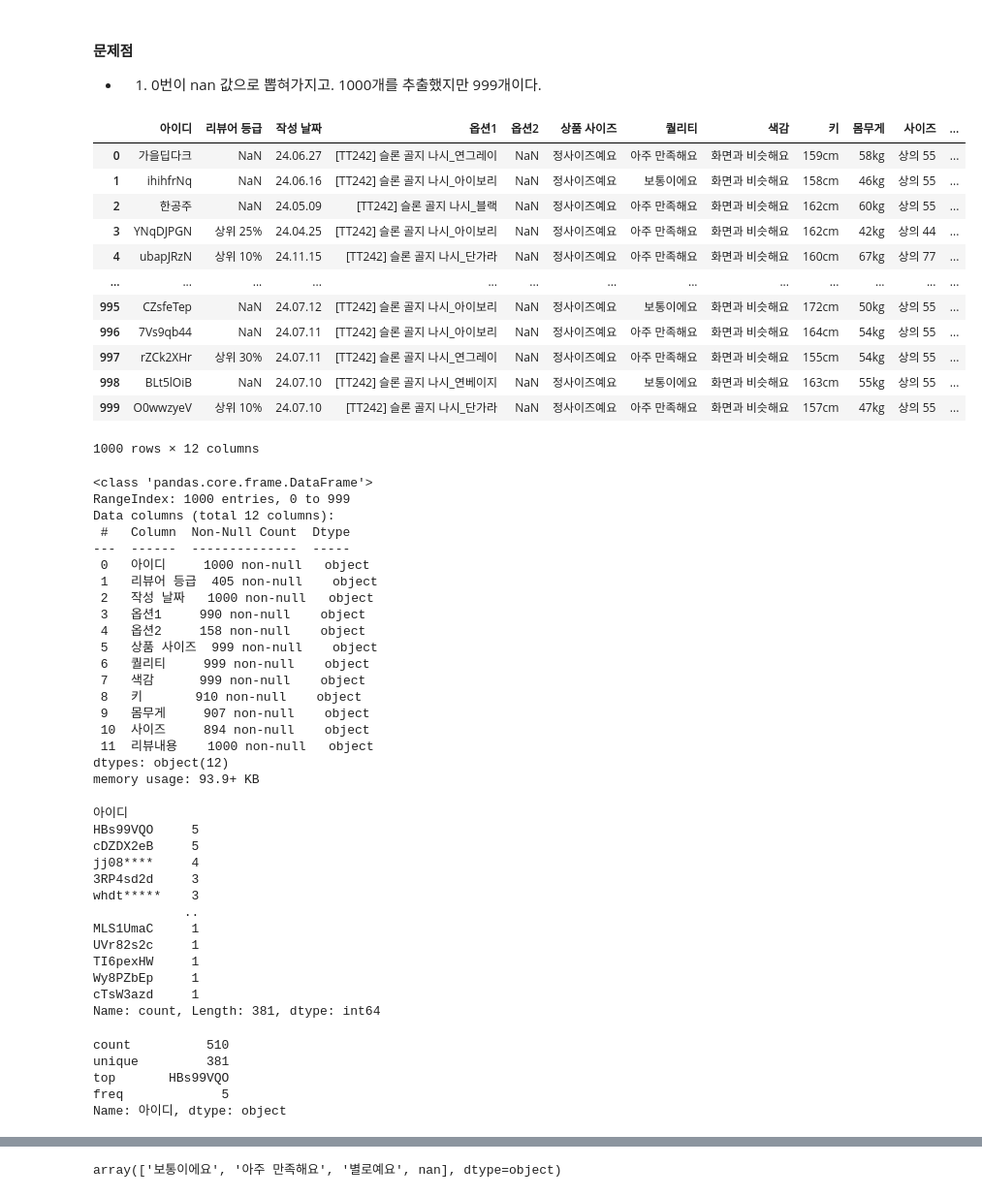
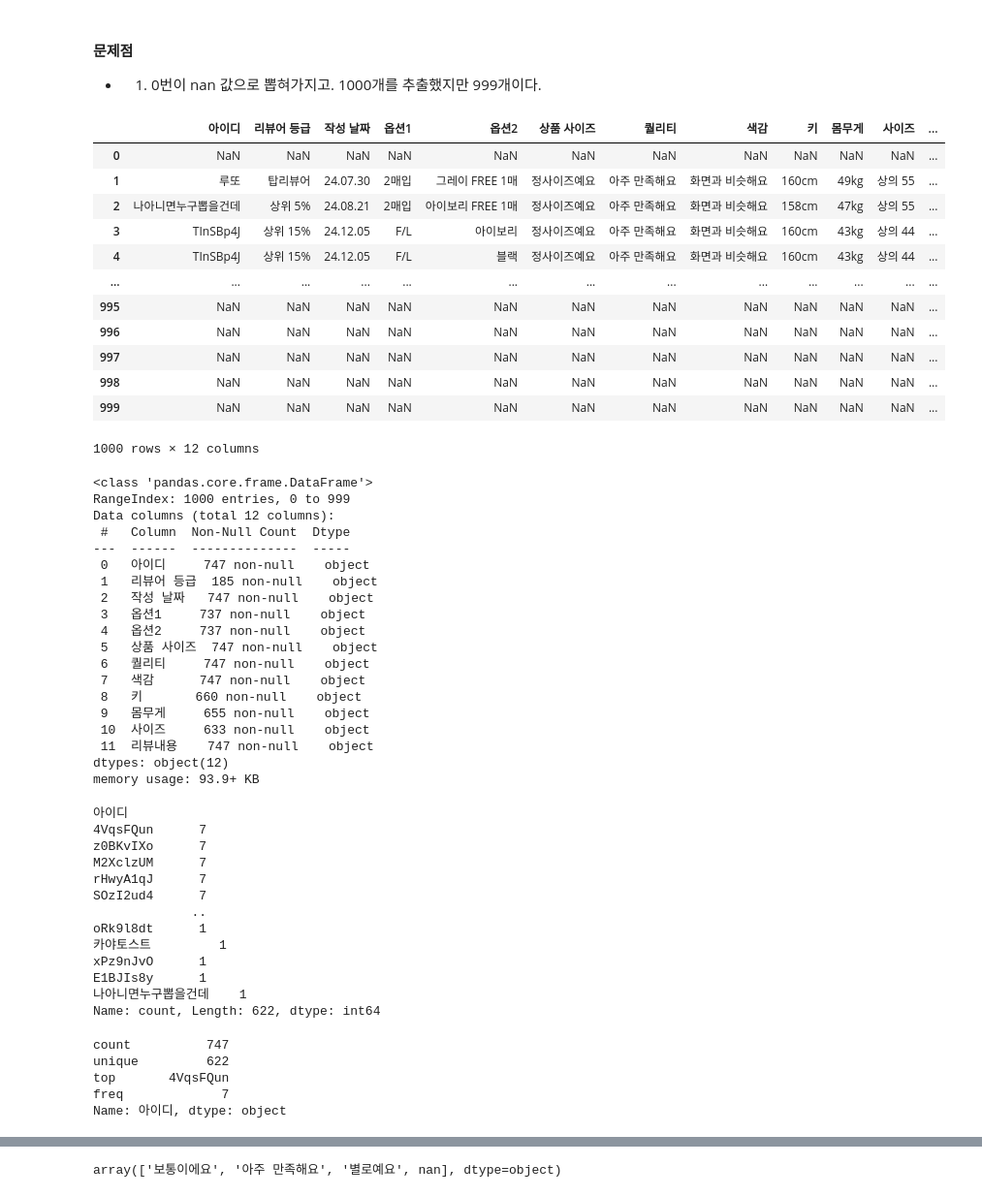
Before and after one commit to KKKKKIKKKK/AI_Project, a Jupyter notebook: reviews_output/moving copy 2.ipynb, the cells around one changed output, grey strips where cells are left out. Shown at 97% size. Saved outputs shown, nothing was run; the diff lists cells and outputs as text; code cells hidden in the pictures.

```diff
--- a/reviews_output/moving copy 2.ipynb
+++ b/reviews_output/moving copy 2.ipynb
@@ -4,21 +4,21 @@
 # %%
 import pandas as pd
 # %%
-df = pd.read_csv(r"C:\Users\asia\Desktop\ai_project\슬리브리스\슬리브리스_p11_124867668.csv")
+df = pd.read_csv(r"C:\Users\asia\Desktop\ai_project\슬리브리스\슬리브리스_p14_147232850.csv")
 df
 # %% [output]
 |  | 아이디 | 리뷰어 등급 | 작성 날짜 | 옵션1 | 옵션2 | 상품 사이즈 | 퀄리티 | 색감 | 키 | 몸무게 | 사이즈 | ... |
-| 0 | 가을딥다크 | NaN | 24.06.27 | [TT242] 슬론 골지 나시_연그레이 | NaN | 정사이즈예요 | 아주 만족해요 | 화면과 비슷해요 | 159cm | 58kg | 상의 55 | ... |
-| 1 | ihihfrNq | NaN | 24.06.16 | [TT242] 슬론 골지 나시_아이보리 | NaN | 정사이즈예요 | 보통이에요 | 화면과 비슷해요 | 158cm | 46kg | 상의 55 | ... |
-| 2 | 한공주 | NaN | 24.05.09 | [TT242] 슬론 골지 나시_블랙 | NaN | 정사이즈예요 | 아주 만족해요 | 화면과 비슷해요 | 162cm | 60kg | 상의 55 | ... |
-| 3 | YNqDJPGN | 상위 25% | 24.04.25 | [TT242] 슬론 골지 나시_아이보리 | NaN | 정사이즈예요 | 아주 만족해요 | 화면과 비슷해요 | 162cm | 42kg | 상의 44 | ... |
-| 4 | ubapJRzN | 상위 10% | 24.11.15 | [TT242] 슬론 골지 나시_단가라 | NaN | 정사이즈예요 | 아주 만족해요 | 화면과 비슷해요 | 160cm | 67kg | 상의 77 | ... |
+| 0 | NaN | NaN | NaN | NaN | NaN | NaN | NaN | NaN | NaN | NaN | NaN | ... |
+| 1 | 루또 | 탑리뷰어 | 24.07.30 | 2매입 | 그레이 FREE 1매 | 정사이즈예요 | 아주 만족해요 | 화면과 비슷해요 | 160cm | 49kg | 상의 55 | ... |
+| 2 | 나아니면누구뽑을건데 | 상위 5% | 24.08.21 | 2매입 | 아이보리 FREE 1매 | 정사이즈예요 | 아주 만족해요 | 화면과 비슷해요 | 158cm | 47kg | 상의 55 | ... |
+| 3 | TInSBp4J | 상위 15% | 24.12.05 | F/L | 아이보리 | 정사이즈예요 | 아주 만족해요 | 화면과 비슷해요 | 160cm | 43kg | 상의 44 | ... |
+| 4 | TInSBp4J | 상위 15% | 24.12.05 | F/L | 블랙 | 정사이즈예요 | 아주 만족해요 | 화면과 비슷해요 | 160cm | 43kg | 상의 44 | ... |
 | ... | ... | ... | ... | ... | ... | ... | ... | ... | ... | ... | ... | ... |
-| 995 | CZsfeTep | NaN | 24.07.12 | [TT242] 슬론 골지 나시_아이보리 | NaN | 정사이즈예요 | 보통이에요 | 화면과 비슷해요 | 172cm | 50kg | 상의 55 | ... |
-| 996 | 7Vs9qb44 | NaN | 24.07.11 | [TT242] 슬론 골지 나시_아이보리 | NaN | 정사이즈예요 | 아주 만족해요 | 화면과 비슷해요 | 164cm | 54kg | 상의 55 | ... |
-| 997 | rZCk2XHr | 상위 30% | 24.07.11 | [TT242] 슬론 골지 나시_연그레이 | NaN | 정사이즈예요 | 아주 만족해요 | 화면과 비슷해요 | 155cm | 54kg | 상의 55 | ... |
-| 998 | BLt5lOiB | NaN | 24.07.10 | [TT242] 슬론 골지 나시_연베이지 | NaN | 정사이즈예요 | 보통이에요 | 화면과 비슷해요 | 163cm | 55kg | 상의 55 | ... |
-| 999 | O0wwzyeV | 상위 10% | 24.07.10 | [TT242] 슬론 골지 나시_단가라 | NaN | 정사이즈예요 | 아주 만족해요 | 화면과 비슷해요 | 157cm | 47kg | 상의 55 | ... |
+| 995 | NaN | NaN | NaN | NaN | NaN | NaN | NaN | NaN | NaN | NaN | NaN | ... |
+| 996 | NaN | NaN | NaN | NaN | NaN | NaN | NaN | NaN | NaN | NaN | NaN | ... |
+| 997 | NaN | NaN | NaN | NaN | NaN | NaN | NaN | NaN | NaN | NaN | NaN | ... |
+| 998 | NaN | NaN | NaN | NaN | NaN | NaN | NaN | NaN | NaN | NaN | NaN | ... |
+| 999 | NaN | NaN | NaN | NaN | NaN | NaN | NaN | NaN | NaN | NaN | NaN | ... |
 1000 rows × 12 columns
 # %%
 df.info()
@@ -28,43 +28,43 @@ RangeIndex: 1000 entries, 0 to 999
 Data columns (total 12 columns):
  #   Column  Non-Null Count  Dtype
 ---  ------  --------------  -----
- 0   아이디     1000 non-null   object
- 1   리뷰어 등급  405 non-null    object
- 2   작성 날짜   1000 non-null   object
- 3   옵션1     990 non-null    object
- 4   옵션2     158 non-null    object
- 5   상품 사이즈  999 non-null    object
- 6   퀄리티     999 non-null    object
- 7   색감      999 non-null    object
- 8   키       910 non-null    object
- 9   몸무게     907 non-null    object
- 10  사이즈     894 non-null    object
- 11  리뷰내용    1000 non-null   object
+ 0   아이디     747 non-null    object
+ 1   리뷰어 등급  185 non-null    object
+ 2   작성 날짜   747 non-null    object
+ 3   옵션1     737 non-null    object
+ 4   옵션2     737 non-null    object
+ 5   상품 사이즈  747 non-null    object
+ 6   퀄리티     747 non-null    object
+ 7   색감      747 non-null    object
+ 8   키       660 non-null    object
+ 9   몸무게     655 non-null    object
+ 10  사이즈     633 non-null    object
+ 11  리뷰내용    747 non-null    object
 dtypes: object(12)
 memory usage: 93.9+ KB
 # %%
 df["아이디"].value_counts()
 # %% [output]
 아이디
-HBs99VQO     5
-cDZDX2eB     5
-jj08****     4
-3RP4sd2d     3
-whdt*****    3
-            ..
-MLS1UmaC     1
-UVr82s2c     1
-TI6pexHW     1
-Wy8PZbEp     1
-cTsW3azd     1
-Name: count, Length: 381, dtype: int64
+4VqsFQun      7
+z0BKvIXo      7
+M2XclzUM      7
+rHwyA1qJ      7
+SOzI2ud4      7
+             ..
+oRk9l8dt      1
+카야토스트         1
+xPz9nJvO      1
+E1BJIs8y      1
+나아니면누구뽑을건데    1
+Name: count, Length: 622, dtype: int64
 # %%
 df["아이디"].describe()
 # %% [output]
-count          510
-unique         381
-top       HBs99VQO
-freq             5
+count          747
+unique         622
+top       4VqsFQun
+freq             7
 Name: 아이디, dtype: object
 # %%
 df["리뷰어 등급"].value_counts()
```
Also changed, not shown: parts of 26 cells of this notebook, 5 other files.
